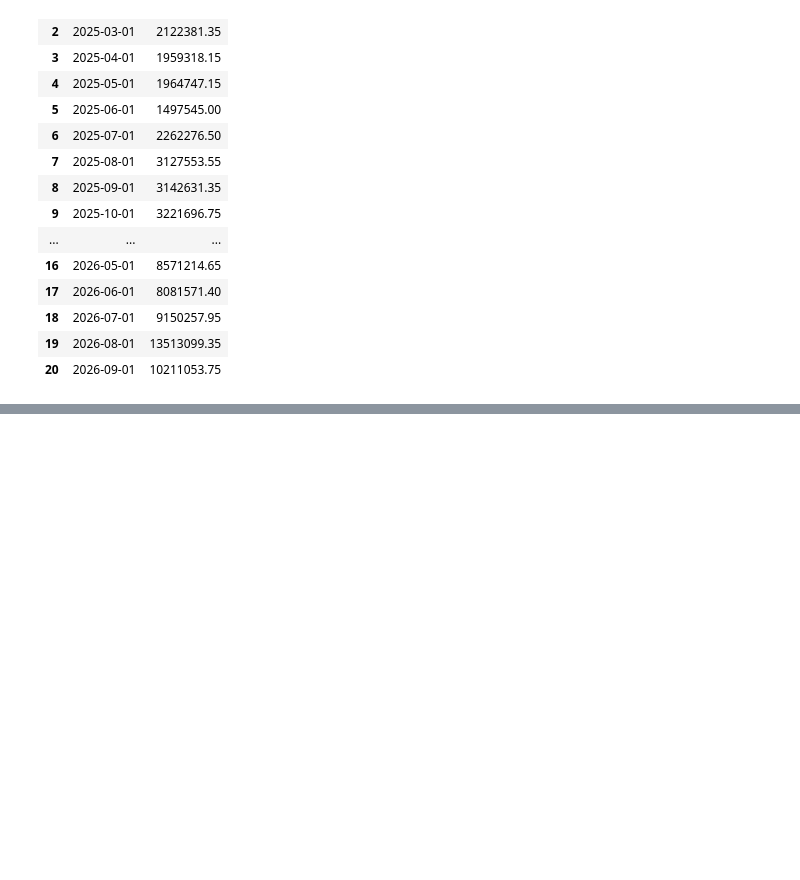
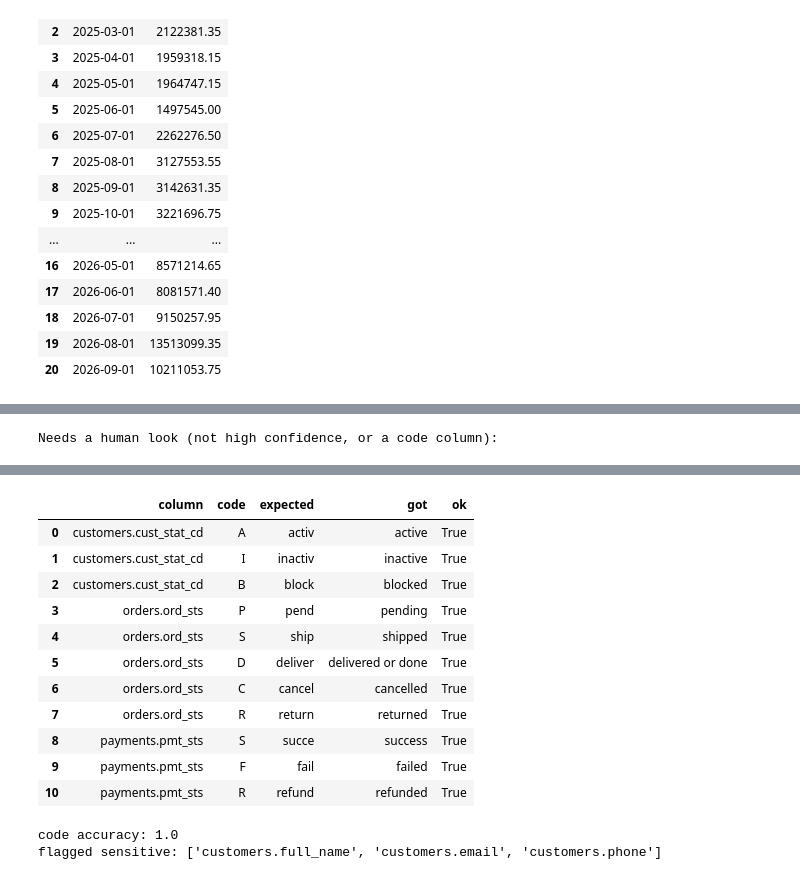
Before and after one commit to PrashantAghara/askdata, a Jupyter notebook: backend/notebooks/agents.ipynb, the cells around one changed output, grey strips where cells are left out. Cells and saved outputs as stored; diff of their text form; code cells hidden in the pictures; blank space fills up the shorter version.

Commit message:
Schema chunks, pgvector and vector baseline

```diff
--- a/backend/notebooks/agents.ipynb
+++ b/backend/notebooks/agents.ipynb
@@ -53,8 +53,13 @@ CACHE_DIR.mkdir(parents=True, exist_ok=True)
 def llm(messages, *, model=None, temperature=0.0, json_mode=False, use_cache=True, **kwargs) -> str:
     """Single entry point for all LLM calls. Cached on disk so reruns are free and reproducible."""
     model = model or settings.groq_model
-    payload = {"model": model, "messages": messages, "temperature": temperature,
-               "json_mode": json_mode, **kwargs}
+    payload = {
+        "model": model,
+        "messages": messages,
+        "temperature": temperature,
+        "json_mode": json_mode,
+        **kwargs,
+    }
     key = hashlib.sha256(json.dumps(payload, sort_keys=True).encode()).hexdigest()
     path = CACHE_DIR / f"{key}.json"
     if use_cache and path.exists():
@@ -71,7 +76,7 @@ def llm(messages, *, model=None, temperature=0.0, json_mode=False, use_cache=Tru
         except (RateLimitError, APIConnectionError):
             if attempt == 3:
                 raise
-            time.sleep(2 ** attempt)
+            time.sleep(2**attempt)
 
     text_out = resp.choices[0].message.content
     path.write_text(json.dumps({"text": text_out}), encoding="utf-8")
@@ -273,0 +524,5 @@ display(demo_sql("""
+# %%
+snap = describe_schema(snap)
+
+for e in snap.entities:
+    print(f"{e.name}: {e.description}")
@@ -273,0 +537,49 @@ display(demo_sql("""
+# %%
+rows = []
+for e in snap.entities:
+    for f in e.fields:
+        rows.append(
+            {
+                "table": e.name,
+                "column": f.name,
+                "description": f.description,
+                "type": f.semantic_type,
+                "confidence": f.confidence,
+                "sensitive": f.sensitive,
+                "value_meanings": f.value_meanings,
+            }
+        )
+review_df = pd.DataFrame(rows)
+
+pd.set_option("display.max_colwidth", 90)
+print("Needs a human look (not high confidence, or a code column):")
+display(review_df[(review_df.confidence != "high") | (review_df.type == "code")])
+
+EXPECTED_CODES = {
+    ("customers", "cust_stat_cd"): {"A": "activ", "I": "inactiv", "B": "block"},
+    ("orders", "ord_sts"): {"P": "pend", "S": "ship", "D": "deliver", "C": "cancel", "R": "return"},
+    ("payments", "pmt_sts"): {"S": "succe", "F": "fail", "R": "refund"},
+}
+checks = []
+for (t, c), exp in EXPECTED_CODES.items():
+    field = next(x for x in snap.entity(t).fields if x.name == c)
+    got = {k.upper(): v.lower() for k, v in (field.value_meanings or {}).items()}
+    for code, fragment in exp.items():
+        meaning = got.get(code) or ""
+        checks.append(
+            {
+                "column": f"{t}.{c}",
+                "code": code,
+                "expected": fragment,
+                "got": meaning or None,
+                "ok": fragment in meaning,
+            }
+        )
+display(pd.DataFrame(checks))
+print("code accuracy:", round(sum(x["ok"] for x in checks) / len(checks), 2))
+print(
+    "flagged sensitive:",
+    [f"{e.name}.{f.name}" for e in snap.entities for f in e.fields if f.sensitive],
+)
+# %% [output]
+Needs a human look (not high confidence, or a code column):
@@ -273,0 +591,14 @@ display(demo_sql("""
+|  | column | code | expected | got | ok |
+| 0 | customers.cust_stat_cd | A | activ | active | True |
+| 1 | customers.cust_stat_cd | I | inactiv | inactive | True |
+| 2 | customers.cust_stat_cd | B | block | blocked | True |
+| 3 | orders.ord_sts | P | pend | pending | True |
+| 4 | orders.ord_sts | S | ship | shipped | True |
+| 5 | orders.ord_sts | D | deliver | delivered or done | True |
+| 6 | orders.ord_sts | C | cancel | cancelled | True |
+| 7 | orders.ord_sts | R | return | returned | True |
+| 8 | payments.pmt_sts | S | succe | success | True |
+| 9 | payments.pmt_sts | F | fail | failed | True |
+| 10 | payments.pmt_sts | R | refund | refunded | True |
+code accuracy: 1.0
+flagged sensitive: ['customers.full_name', 'customers.email', 'customers.phone']
```
Also changed, not shown: parts of 20 cells of this notebook, 2 other files.
